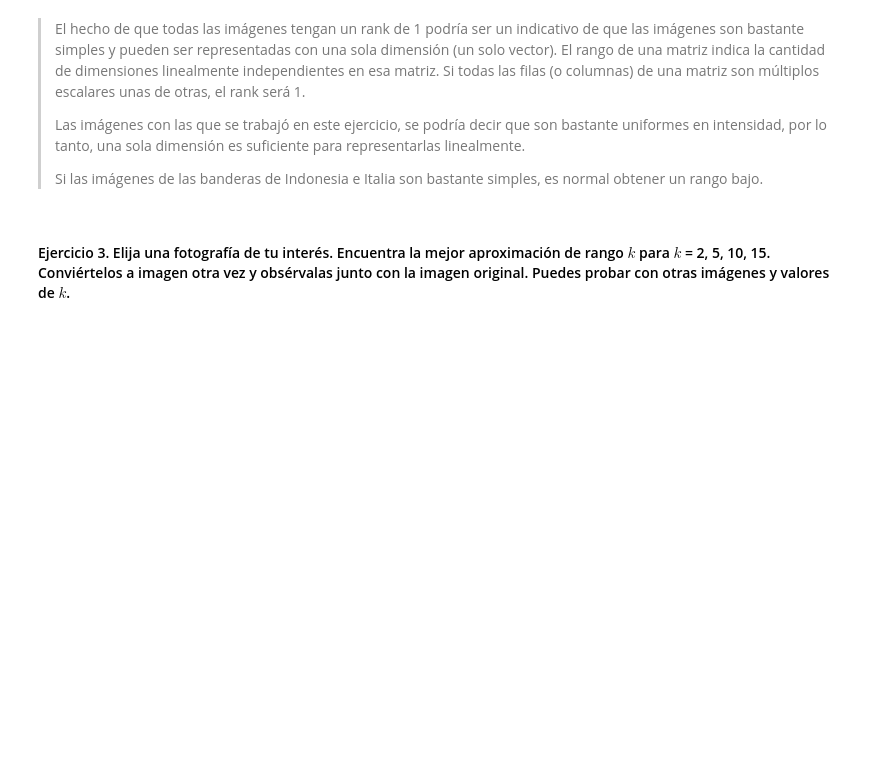
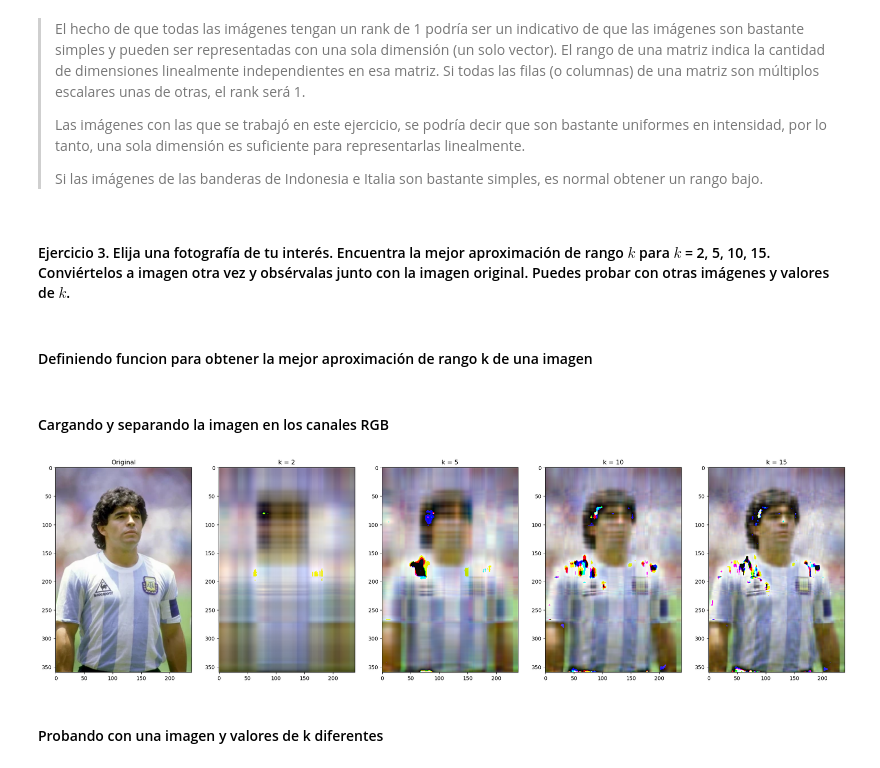
Before and after one commit to josemal98/Proyecto_mate, a Jupyter notebook: notebook/proyecto_final_mate.ipynb, the cells around one changed output. Drawn from its saved outputs; the diff is of its cells as text; code cells hidden in the pictures; blank space fills up the shorter version.

Commit message:
Cambie la foto de Maradona, agregue mi ejercicio, y agregue otra imagen de rana sad
la img anterior de Maradona me daba error por alguna razón que desconozco

```diff
--- a/notebook/proyecto_final_mate.ipynb
+++ b/notebook/proyecto_final_mate.ipynb
@@ -148,3 +150,5 @@ EL rank de la matriz a partir de la imagen de Italia: 1
 >Si las imágenes de las banderas de Indonesia e Italia son bastante simples, es normal obtener un rango bajo.
 # %% [markdown]
 #### Ejercicio 3. Elija una fotografía de tu interés. Encuentra la mejor aproximación de rango $k$ para $k$ = 2, 5, 10, 15. Conviértelos a imagen otra vez y obsérvalas junto con la imagen original. Puedes probar con otras imágenes y valores de $k$.
+# %% [markdown]
+#### Definiendo funcion para obtener la mejor aproximación de rango k de una imagen
@@ -150,0 +176,48 @@ EL rank de la matriz a partir de la imagen de Italia: 1
+# %% [markdown]
+#### Cargando y separando la imagen en los canales RGB
+# %%
+#img = Image.open('../imagenes/sad_img.png') # Abrir imagen
+img = Image.open('../imagenes/maradona.png') # Abrir imagen
+image = np.array(img) # Convertir imagen a array
+
+# Separar canales de color
+rojo = np.float64(image[:, :, 0])
+verde = np.float64(image[:, :, 1])
+azul = np.float64(image[:, :, 2])
+
+# Definir valores de k
+valores_k = [2, 5, 10, 15]
+# %%
+fig, axs = plt.subplots(1, len(valores_k) + 1) # Crear una figura con n subfiguras
+fig.set_size_inches(27, 9)
+
+# Mostrar la imagen original
+axs[0].imshow(image)
+axs[0].set_title('Original')
+
+for i, k in enumerate(valores_k): # Recorrer los valores de k
+    u, s, v = np.linalg.svd(rojo, full_matrices=False) # Descomposición SVD de la matriz de color rojo
+    my_rank_k_r = aprox_rank_k(u, s, v, k) # Obtener la matriz de rango k rojo
+
+    u, s, v = np.linalg.svd(verde, full_matrices=False) # Descomposición SVD de la matriz de color verde
+    my_rank_k_g = aprox_rank_k(u, s, v, k) # Obtener la matriz de rango k verde
+
+    u, s, v = np.linalg.svd(azul, full_matrices=False) # Descomposición SVD de la matriz de color azul
+    my_rank_k_b = aprox_rank_k(u, s, v, k) # Obtener la matriz de rango k azul
+
+    # Convertir a enteros de 8 bits cada canal para mostrar la imagen
+    new_red = np.uint8(my_rank_k_r)
+    new_green = np.uint8(my_rank_k_g)
+    new_blue = np.uint8(my_rank_k_b)
+
+    my_array = np.array([new_red, new_green, new_blue]) # Combina los canales de color para obtener la imagen aproximada
+    my_array = np.transpose(my_array, (1, 2, 0)) # Cambia el orden de los ejes para que sea (filas, columnas, canales)
+
+    axs[i+1].imshow(my_array) # Mostrar la imagen aproximada
+    axs[i+1].set_title('k = ' + str(k))
+
+plt.show()
+# %% [output]
+[figure, added]
+# %% [markdown]
+#### Probando con una imagen y valores de k diferentes
```
Also changed, not shown: parts of 6 cells of this notebook, 2 other files.
